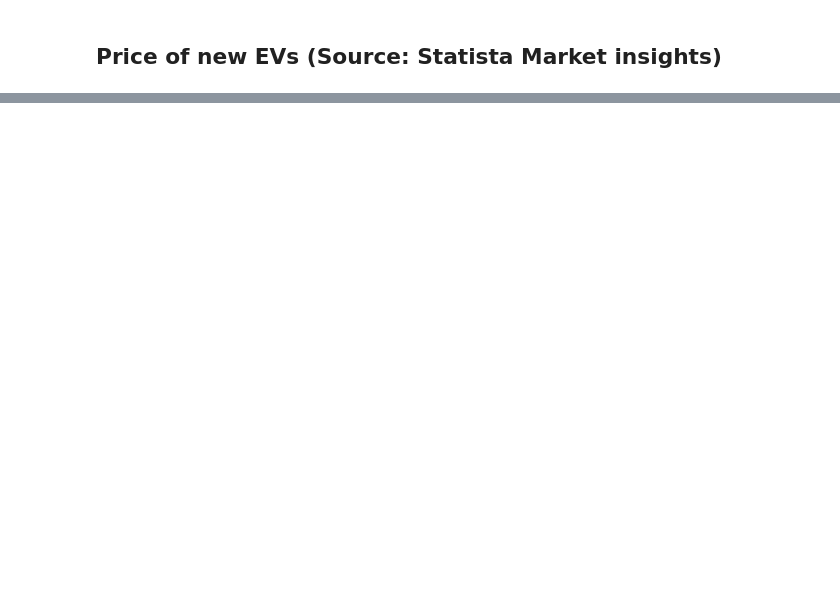
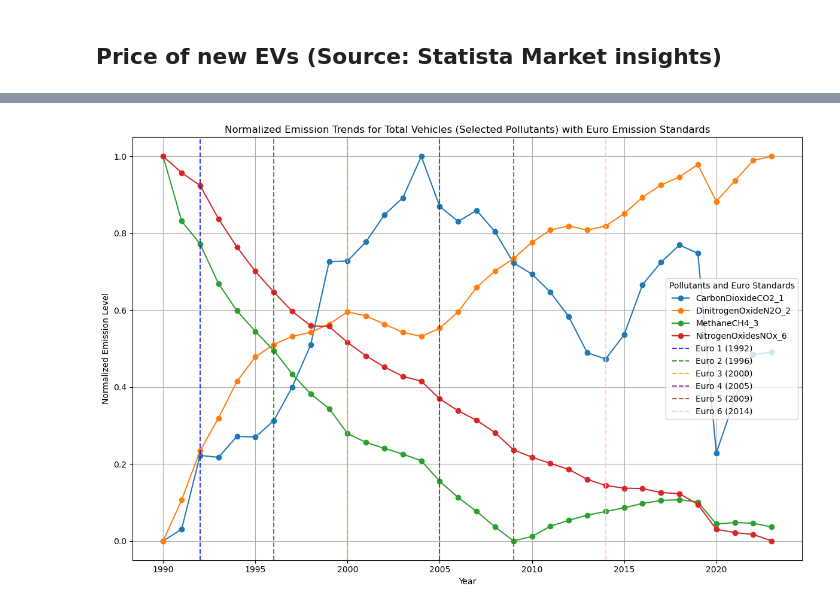
Before and after one commit to FLovoi/Python-project, a Jupyter notebook: code/code.ipynb, the cells around one changed output, grey strips where cells are left out. Saved outputs shown, nothing was run; the diff lists cells and outputs as text; code cells hidden in the pictures; blank space fills up the shorter version.

```diff
--- a/code/code.ipynb
+++ b/code/code.ipynb
@@ -143,0 +215,18 @@ plt.show()
+# %%
+plt.figure(figsize=(12, 8))
+
+for pollutant in pollutants_of_interest:
+    plt.plot(total_vehicles_data_normalized['Year'], total_vehicles_data_normalized[pollutant], label=pollutant, marker='o')
+
+for label, year in euro_years.items():
+    plt.axvline(x=year, color=euro_colors[label], linestyle='--', alpha=0.8, label=f"{label} ({year})")
+
+plt.title("Normalized Emission Trends for Total Vehicles (Selected Pollutants) with Euro Emission Standards")
+plt.xlabel("Year")
+plt.ylabel("Normalized Emission Level")
+plt.legend(title="Pollutants and Euro Standards")
+plt.grid(True)
+plt.tight_layout()
+plt.show()
+# %% [output]
+[figure, added]
```
Also changed, not shown: parts of 16 cells of this notebook.
